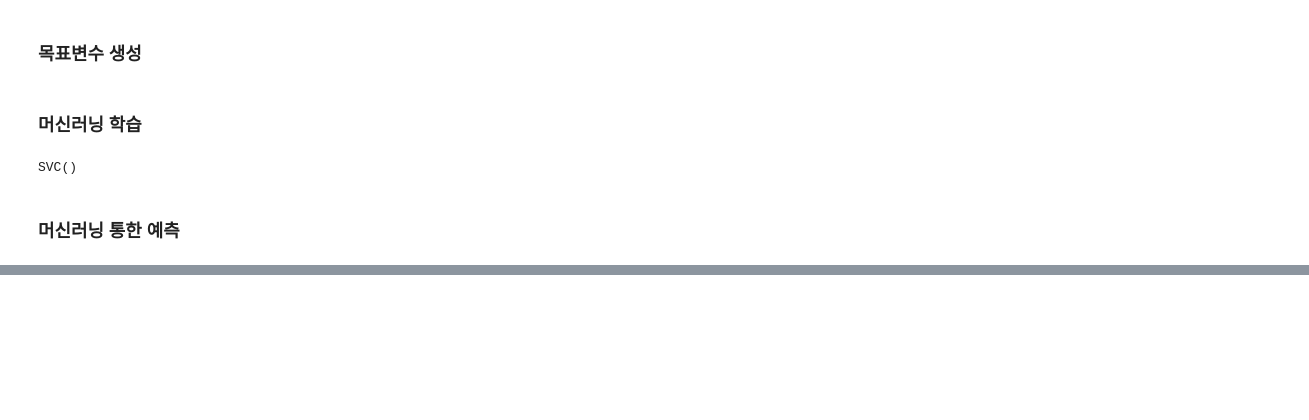
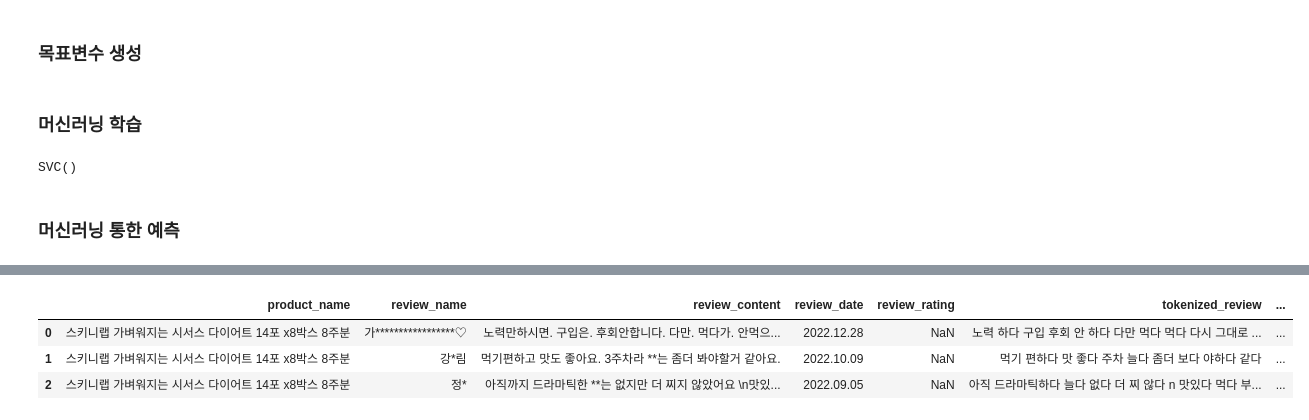
Before and after one commit to angelamyungjoosong/project_supplements_data_analytics, a Jupyter notebook: codes/machinelearning_imputing_null.ipynb, the cells around one changed output, grey strips where cells are left out. Cells and saved outputs as stored; diff of their text form; code cells hidden in the pictures; blank space fills up the shorter version.

```diff
--- a/codes/machinelearning_imputing_null.ipynb
+++ b/codes/machinelearning_imputing_null.ipynb
@@ -176,3 +180,6 @@ model.fit(features.toarray(), target)
 SVC()
 # %% [markdown]
 ### 머신러닝 통한 예측
+# %%
+df_without_target = pd.read_csv("../data/skinnylab_reviews_tokenized_withoutstopwords.csv")
+df_without_target['tokenized_withoutstopwords_review']
@@ -178,0 +199,4 @@ SVC()
+# %%
+from konlpy.tag import Okt
+okt = Okt()
+okt.morphs(df_reviews_without_target[0])
@@ -178,0 +221,12 @@ SVC()
+# %%
+def tokenized_reviews_without_target(review):
+    tokenized_review_without_target = okt.morphs(review)
+    return tokenized_review_without_target
+# %%
+df_without_target['tokenized_morphs_review'] = df_without_target['tokenized_withoutstopwords_review'].apply(tokenized_reviews_without_target)
+df_without_target[:3]
+# %% [output]
+|  | product_name | review_name | review_content | review_date | review_rating | tokenized_review | ... |
+| 0 | 스키니랩 가벼워지는 시서스 다이어트 14포 x8박스 8주분 | 가*****************♡ | 노력만하시면. 구입은. 후회안합니다. 다만. 먹다가. 안먹으... | 2022.12.28 | NaN | 노력 하다 구입 후회 안 하다 다만 먹다 먹다 다시 그대로 ... | ... |
+| 1 | 스키니랩 가벼워지는 시서스 다이어트 14포 x8박스 8주분 | 강*림 | 먹기편하고 맛도 좋아요. 3주차라 **는 좀더 봐야할거 같아요. | 2022.10.09 | NaN | 먹기 편하다 맛 좋다 주차 늘다 좀더 보다 야하다 같다 | ... |
+| 2 | 스키니랩 가벼워지는 시서스 다이어트 14포 x8박스 8주분 | 정* | 아직까지 드라마틱한 **는 없지만 더 찌지 않았어요 \n맛있... | 2022.09.05 | NaN | 아직 드라마틱하다 늘다 없다 더 찌 않다 n 맛있다 먹다 부... | ... |
```
Also changed, not shown: parts of 4 cells of this notebook, 1 other file.
